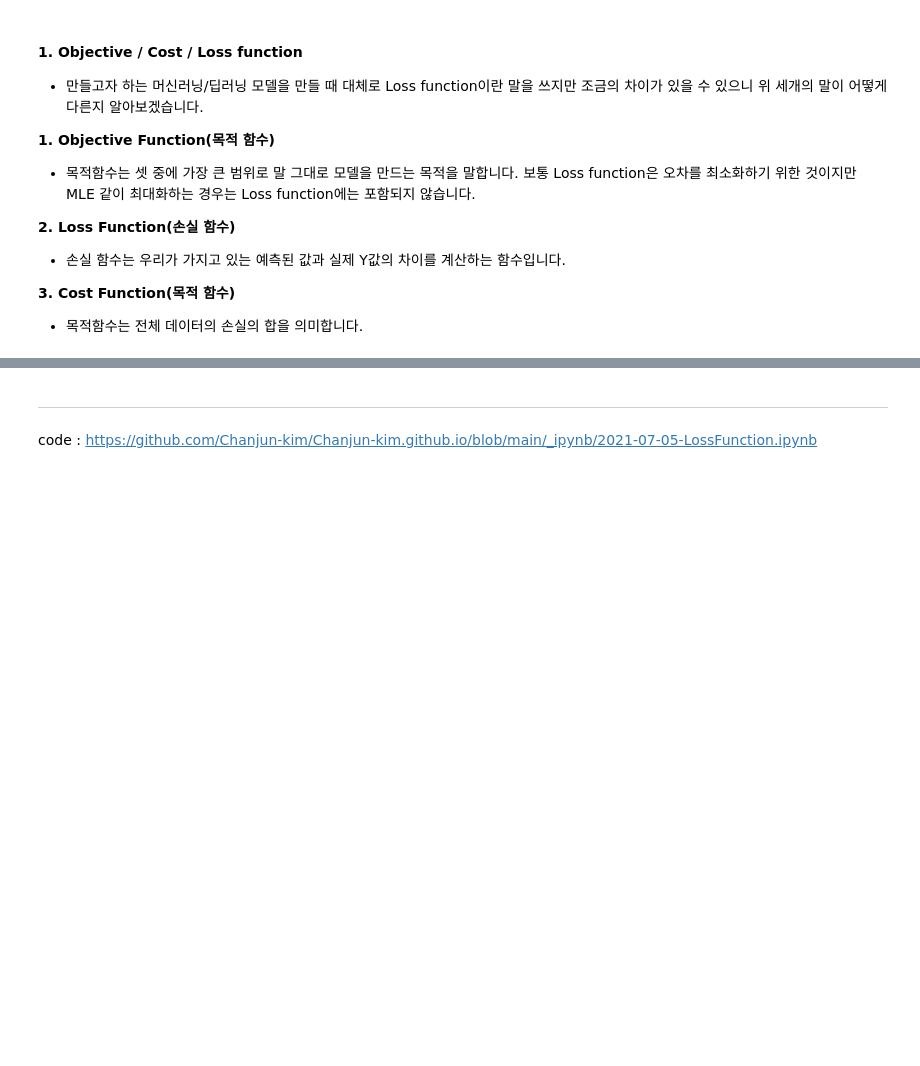
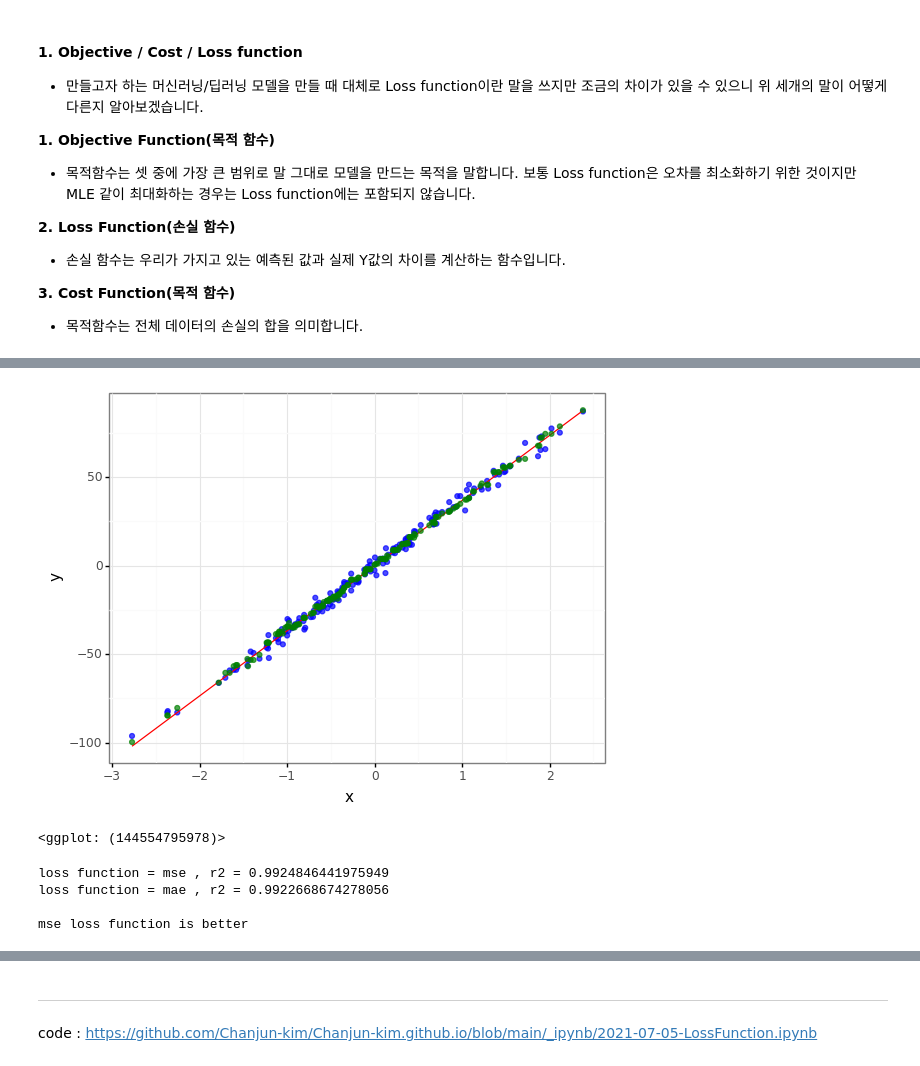
Before and after one commit to Chanjun-kim/Chanjun-kim.github.io, a Jupyter notebook: _ipynb/2021-07-05-LossFunctioni.ipynb, the cells around one changed output, grey strips where cells are left out. Saved outputs shown, nothing was run; the diff lists cells and outputs as text; code cells hidden in the pictures; blank space fills up the shorter version.

```diff
--- a/_ipynb/2021-07-05-LossFunctioni.ipynb
+++ b/_ipynb/2021-07-05-LossFunctioni.ipynb
@@ -24,0 +117,25 @@ image: 06_LSTM.png
+# %%
+gb_mse = GradientBoostingRegressor(loss='ls')
+gb_mse.fit(train_noise3[["x"]], train_noise3["y"])
+val_noise3["predict_mse"] = gb_mse.predict(val_noise3[["x"]])
+
+(
+    ggplot() +
+    geom_point(data = val_noise3, mapping = aes(x = "x", y = "y"), alpha = 0.7, color = "blue") +
+    geom_line(data = val_noise3.assign(Yhat = lambda x : W * x["x"]), mapping = aes(x = "x", y = "Yhat"), color = "red") +
+    geom_point(data = val_noise3, mapping = aes(x = "x", y = "predict_mse"), alpha = 0.7, color = "green") +
+    theme_bw()
+)
+# %% [output]
+[figure, added]
+<ggplot: (144554795978)>
+# %%
+r2_mse = r2_score(val_noise3["y"], val_noise3["predict_mse"])
+r2_mae = r2_score(val_noise3["y"], val_noise3["predict_mae"])
+print(f"loss function = mse , r2 = {r2_mse} \nloss function = mae , r2 = {r2_mae} \n")
+print("mse loss function is better") if r2_mse > r2_mae else print("mae loss function is better")
+# %% [output]
+loss function = mse , r2 = 0.9924846441975949
+loss function = mae , r2 = 0.9922668674278056
+
+mse loss function is better
```
Also changed, not shown: parts of 30 cells of this notebook, 1 other file.
